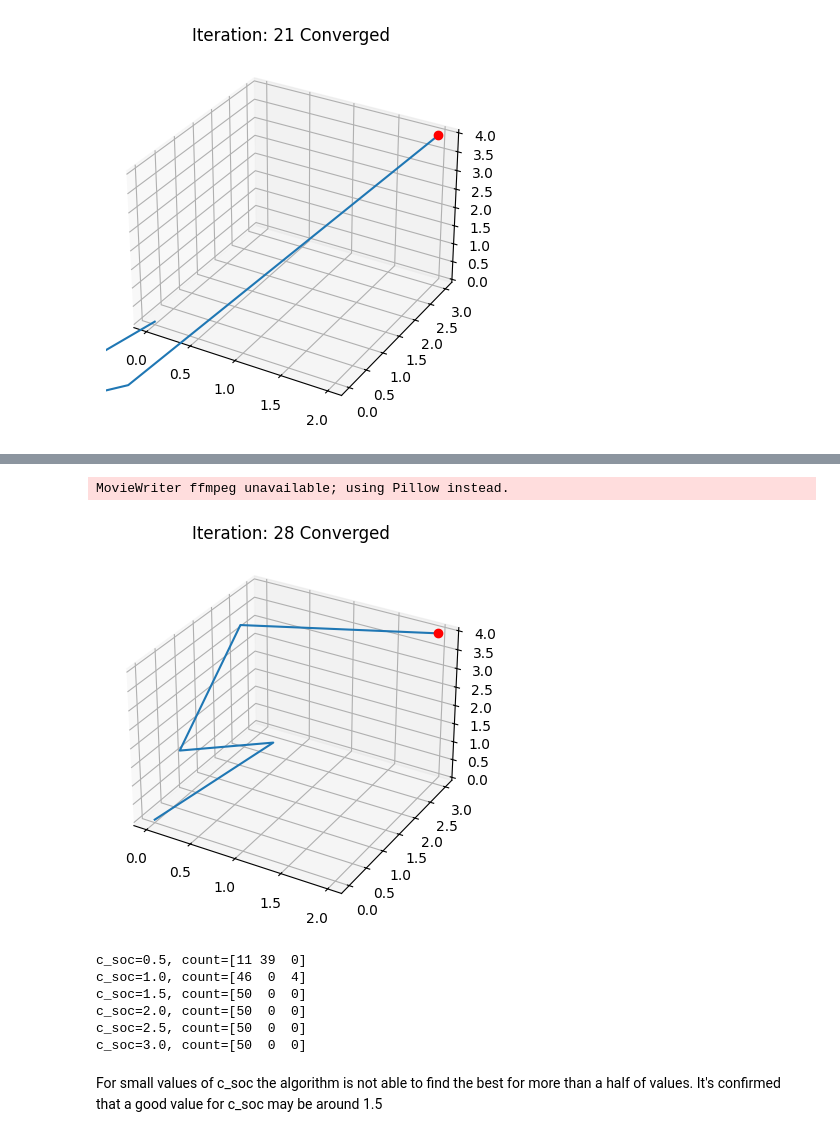
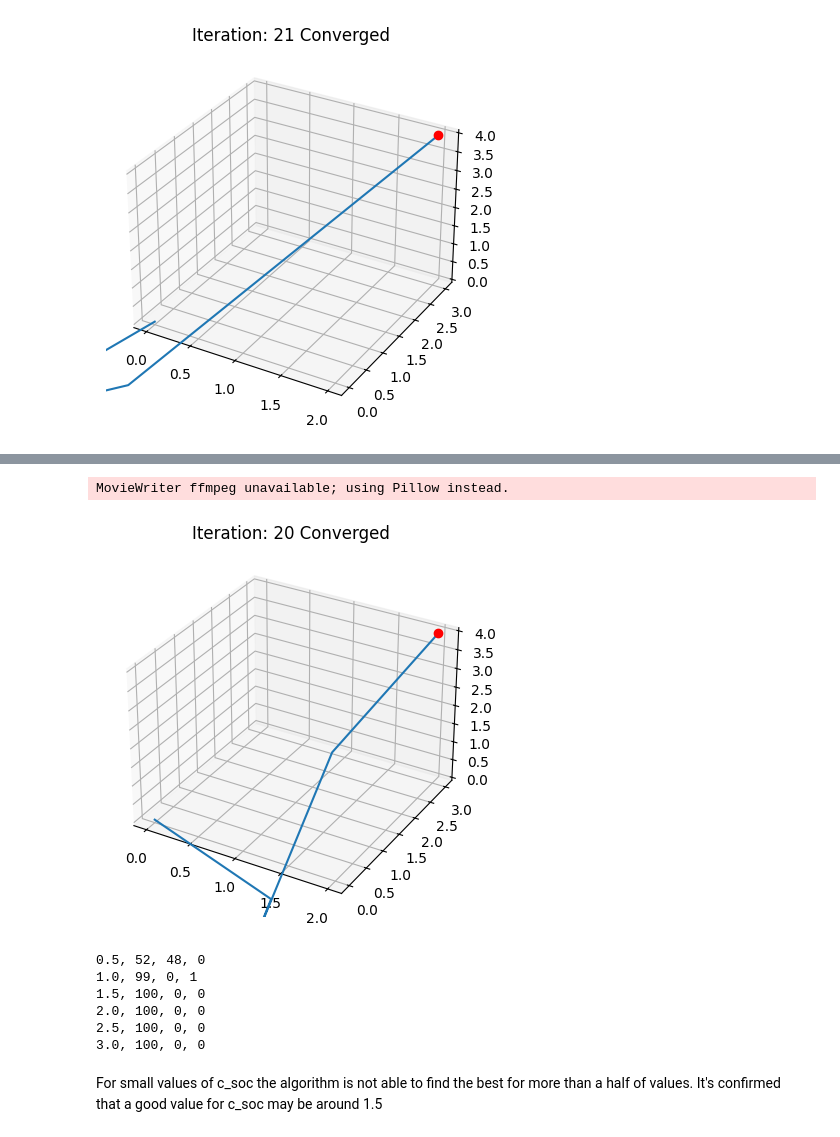
Before and after one commit to 3sara/Optimization_exam, a Jupyter notebook: plots.ipynb, the cells around one changed output, grey strips where cells are left out. Cells and saved outputs as stored; diff of their text form; code cells hidden in the pictures.

```diff
--- a/plots.ipynb
+++ b/plots.ipynb
@@ -192,16 +194,14 @@ plt.show()
 # %%
-#best value for the inertia weight is 0.5
-#let's see how the algorithm behaves with this value
-w_best=0.2
+w_best=0.3
 theta,alpha,err, it, c = PSO.PSO(link, target, pop_size, max_iter, w_best, c_soc, c_cog)
-display.Display_animated(link,theta, alpha, target, 'best_w_case2')
+display.Display_animated(link,theta, alpha, target, 'best_w_case1')
 # %% [output]
 MovieWriter ffmpeg unavailable; using Pillow instead.
-[figure, old version]
+[figure, new version]
 # %%
 c_soc_values=[0.5,1.0,1.5,2.0,2.5,3.0]
 max_iter=500
-n_it=50
+n_it=100
 mean_it=np.zeros(len(c_soc_values))
 mean_err=np.zeros(len(c_soc_values))
 std_it=np.zeros(len(c_soc_values))
@@ -216,18 +216,18 @@ for j,c_soc in enumerate(c_soc_values):
     for i in range(n_it):
         _,_,err[i], it[i], c = PSO.PSO(link, target, pop_size, max_iter, w_best, c_soc, c_cog)
         count+=c
-    print(f'c_soc={c_soc}, count={count}')
+    print(f'{c_soc}, {count[0]}, {count[1]}, {count[2]}')
     mean_it[j]=np.mean(it)
     std_it[j]=np.std(it)
     mean_err[j]=np.mean(err)
     std_err[j]=np.std(err)
 # %% [output]
-c_soc=0.5, count=[11 39  0]
-c_soc=1.0, count=[46  0  4]
-c_soc=1.5, count=[50  0  0]
-c_soc=2.0, count=[50  0  0]
-c_soc=2.5, count=[50  0  0]
-c_soc=3.0, count=[50  0  0]
+0.5, 52, 48, 0
+1.0, 99, 0, 1
+1.5, 100, 0, 0
+2.0, 100, 0, 0
+2.5, 100, 0, 0
+3.0, 100, 0, 0
 # %% [markdown]
 For small values of c_soc the algorithm is not able to find the best for more than a half of values. It's confirmed that a good value for c_soc may be around 1.5
 # %%
```
Also changed, not shown: parts of 15 cells of this notebook, 7 other files.
